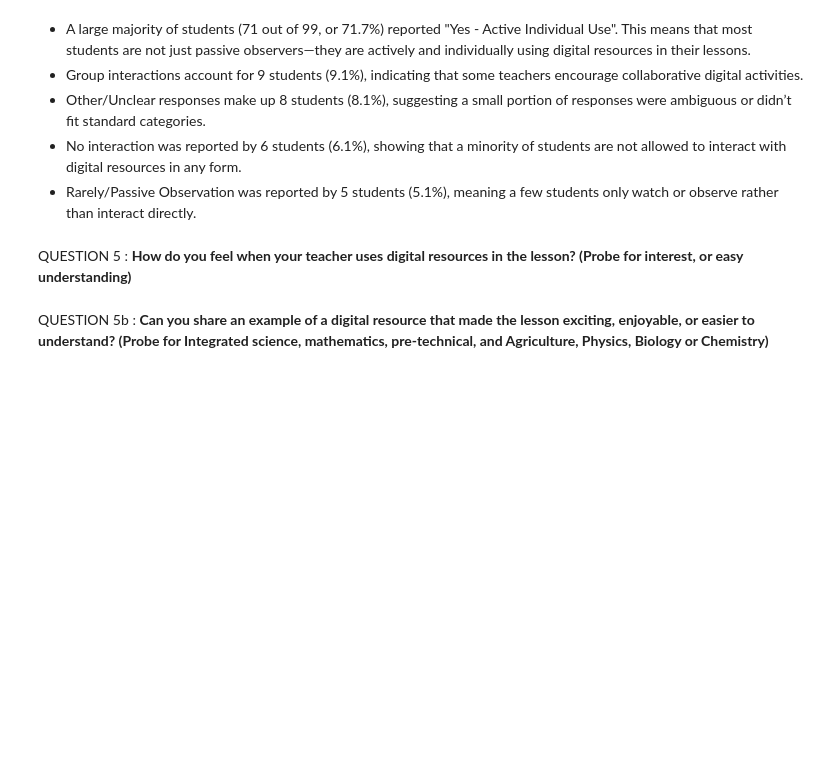
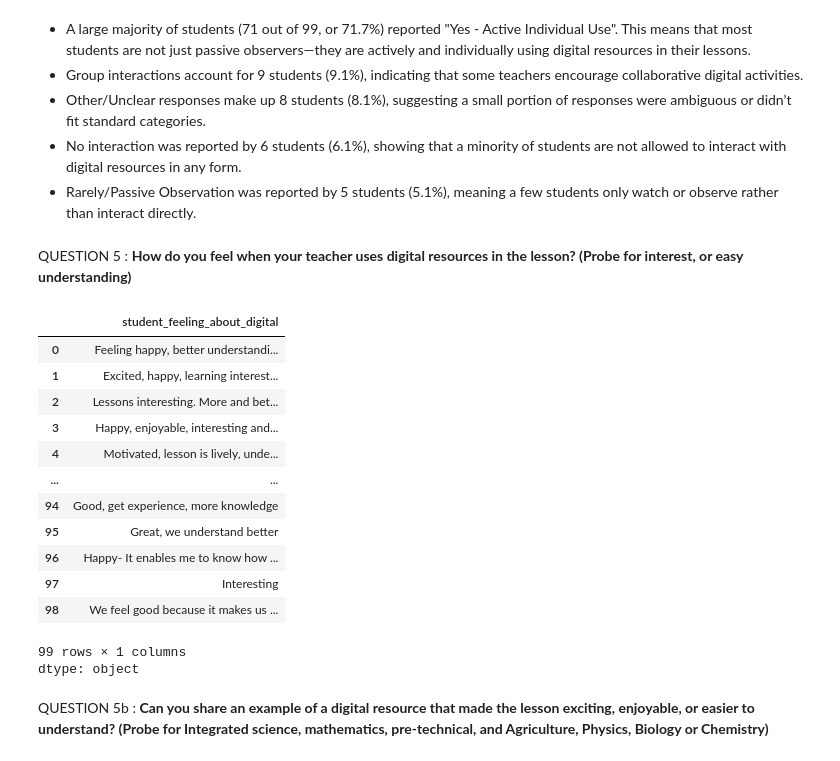
Before and after one commit to davidmasai/kenya-stem-digital-efficacy, a Jupyter notebook: Kenya_stem_digital_efficacy.ipynb, the cells around one changed output. Drawn from its saved outputs; the diff is of its cells as text; code cells hidden in the pictures; blank space fills up the shorter version.

```diff
--- a/Kenya_stem_digital_efficacy.ipynb
+++ b/Kenya_stem_digital_efficacy.ipynb
@@ -2591,6 +2591,23 @@ Yes - Active Individual Use     71        71.7
 - Rarely/Passive Observation was reported by 5 students (5.1%), meaning a few students only watch or observe rather than interact directly.
 # %% [markdown]
 QUESTION 5 : **How do you feel when your teacher uses digital resources in the lesson? (Probe for interest, or easy understanding)**
+# %%
+df['student_feeling_about_digital']
+# %% [output]
+|  | student_feeling_about_digital |
+| 0 | Feeling happy, better understandi... |
+| 1 | Excited, happy, learning interest... |
+| 2 | Lessons interesting. More and bet... |
+| 3 | Happy, enjoyable, interesting and... |
+| 4 | Motivated, lesson is lively, unde... |
+| ... | ... |
+| 94 | Good, get experience, more knowledge |
+| 95 | Great, we understand better |
+| 96 | Happy- It enables me to know how ... |
+| 97 | Interesting |
+| 98 | We feel good because it makes us ... |
+99 rows × 1 columns
+dtype: object
 # %% [markdown]
 QUESTION 5b : **Can you share an example of a digital resource that made the lesson exciting, enjoyable, or easier to understand? (Probe for Integrated science, mathematics,  pre-technical, and Agriculture, Physics, Biology or Chemistry)**
 # %% [markdown]
```
